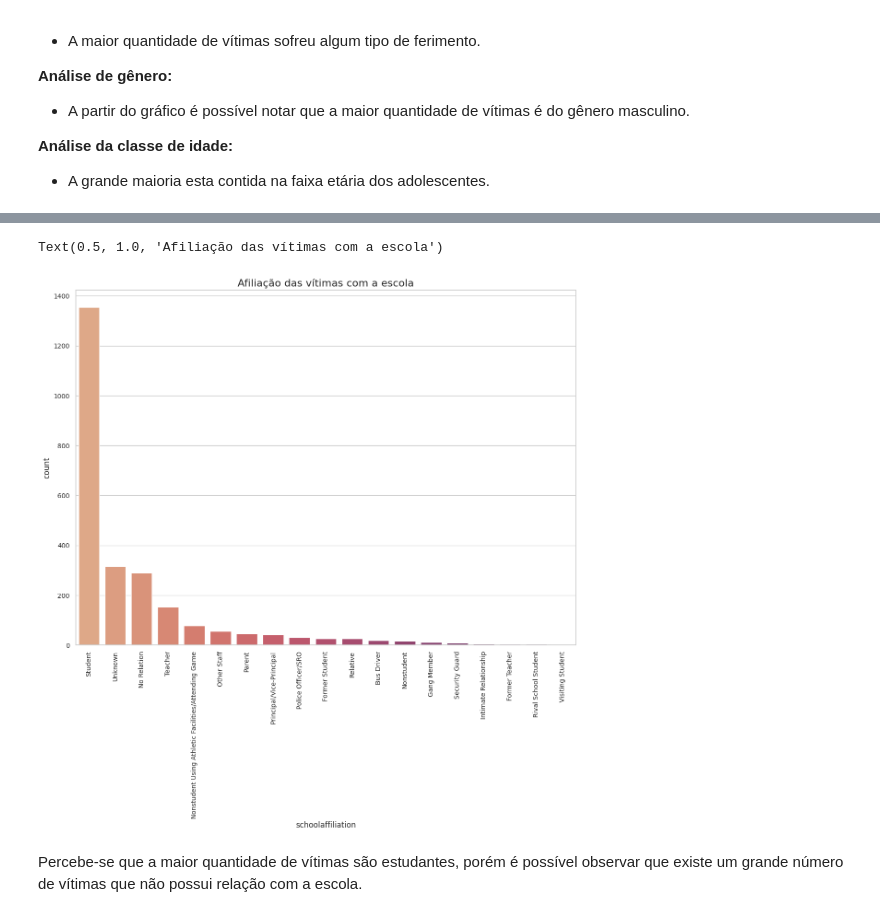
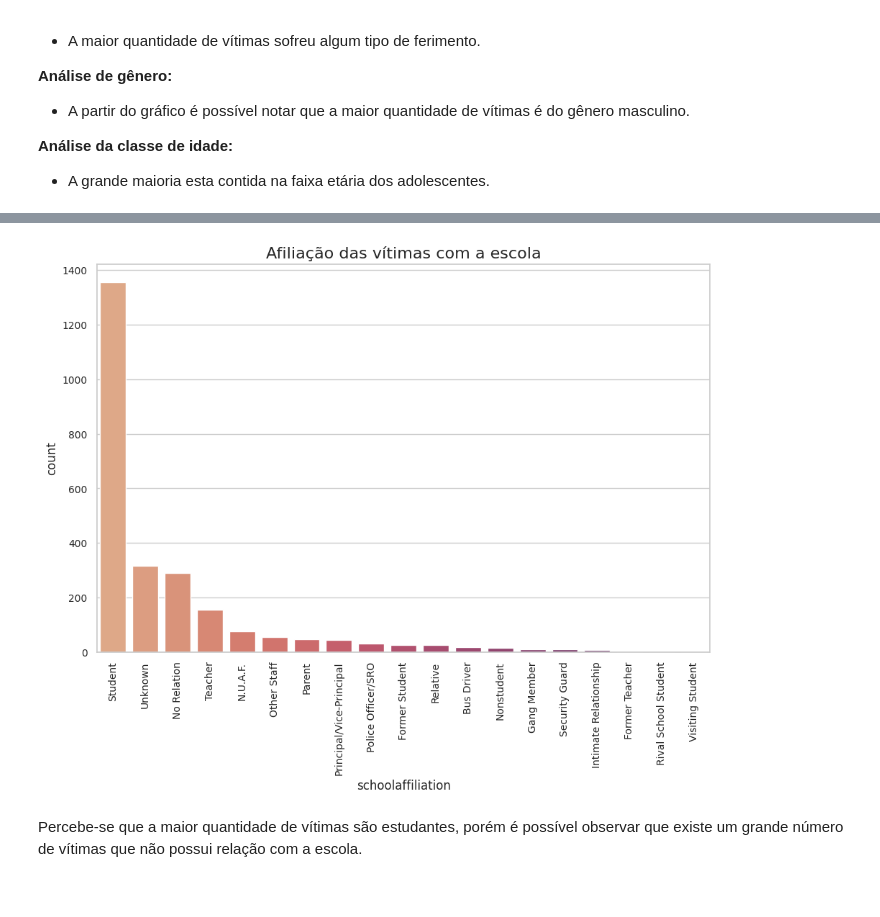
Before and after one commit to mariabandeira/gunviolence, a Jupyter notebook: Violência_Escolar.ipynb, the cells around one changed output, grey strips where cells are left out. Cells and saved outputs as stored; diff of their text form; code cells hidden in the pictures.

```diff
--- a/Violência_Escolar.ipynb
+++ b/Violência_Escolar.ipynb
@@ -1351,12 +1448,18 @@ plt.show()
 # %%
-fig = plt.figure(figsize=(14,10))
-sns.countplot(x=df_victm["schoolaffiliation"], order=df_victm['schoolaffiliation'].value_counts(ascending=False).index, palette='flare')
-plt.xticks(rotation=90, fontsize=10) #rotaciona valores do eixo x
-plt.yticks(fontsize=10) #altera tamanho de fonte de valores do eixo y
-plt.title('Afiliação das vítimas com a escola', fontsize=16) #define título para gráfico
+#Análise da afiliação das vítimas com a escola
+fig = plt.figure(figsize=(11, 7))
+ax = sns.countplot(x=df_victm["schoolaffiliation"], order=df_victm['schoolaffiliation'].value_counts(ascending=False).index, palette='flare')
+plt.xticks(rotation=90, fontsize=10)
+plt.yticks(fontsize=10)
+plt.title('Afiliação das vítimas com a escola', fontsize=16)
+
+#Perceba que houve a mudança de nome da coluna "Nonstudent Using Athletic Facilities/Attending Game" para "N.U.A.F" para facilitar a leitura
+new_labels = [label.get_text() if label.get_text() != 'Nonstudent Using Athletic Facilities/Attending Game' else 'N.U.A.F.' for label in ax.get_xticklabels()]
+ax.set_xticklabels(new_labels)
+
+plt.show()
 # %% [output]
-Text(0.5, 1.0, 'Afiliação das vítimas com a escola')
-[figure, old version]
+[figure, new version]
 # %% [markdown]
 Percebe-se que a maior quantidade de vítimas são estudantes, porém é possível observar que existe um grande número de vítimas que não possui relação com a escola.
 # %%
```
Also changed, not shown: parts of 60 cells of this notebook.
